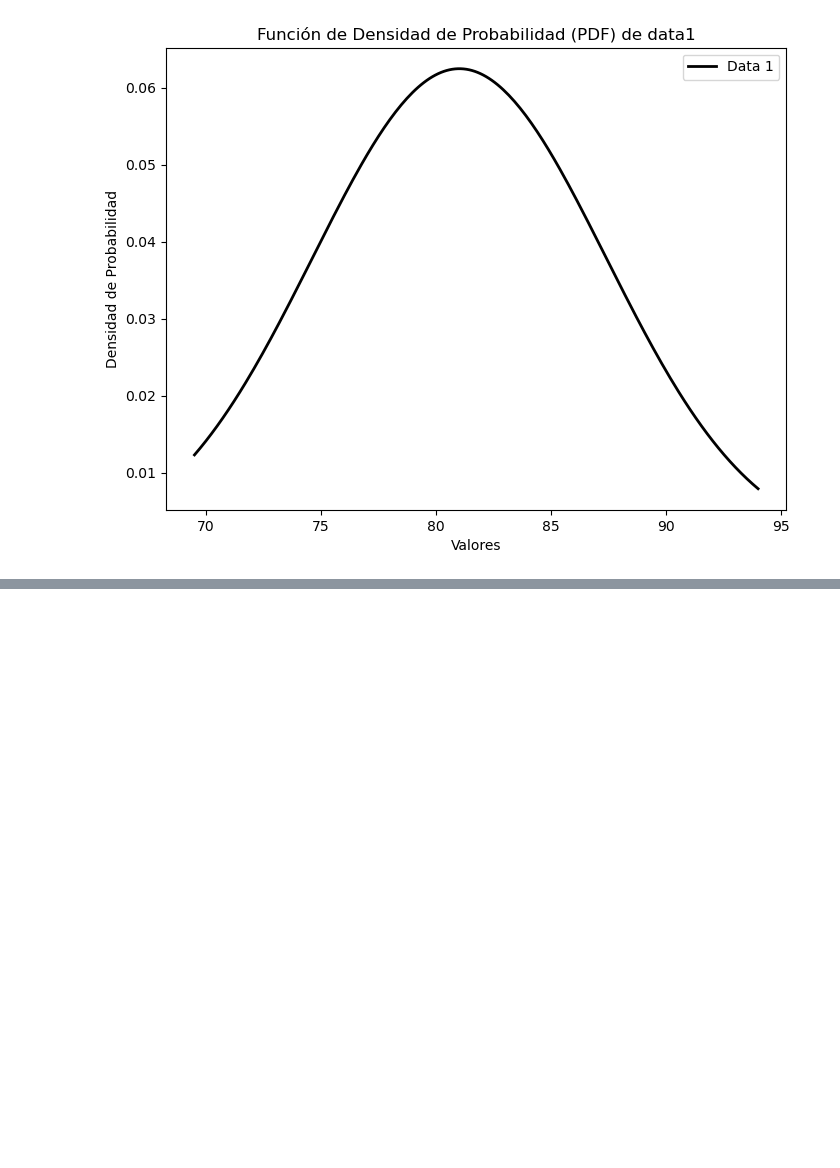
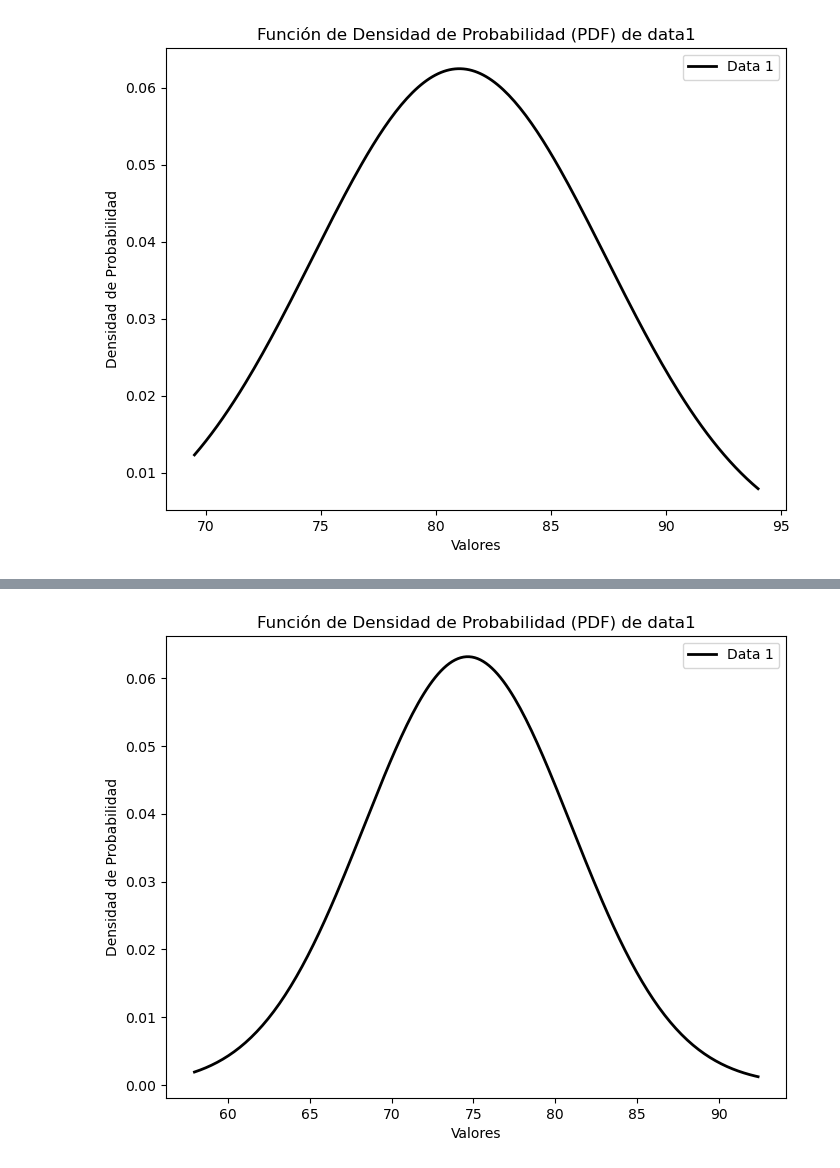
Before and after one commit to armandolezama/hypotesis-testing-visualization, a Jupyter notebook: hypotesis-testing-visualization.ipynb, the cells around one changed output, grey strips where cells are left out. Saved outputs shown, nothing was run; the diff lists cells and outputs as text; code cells hidden in the pictures; blank space fills up the shorter version.

```diff
--- a/hypotesis-testing-visualization.ipynb
+++ b/hypotesis-testing-visualization.ipynb
@@ -80,0 +85,4 @@ visualizer.plot_normal_distribution(asyncr)
+# %%
+visualizer.plot_normal_distribution(data_sets.get_normal_data_simulation(asyncr, 1000))
+# %% [output]
+[figure, added]
```
Also changed, not shown: parts of 2 cells of this notebook.
